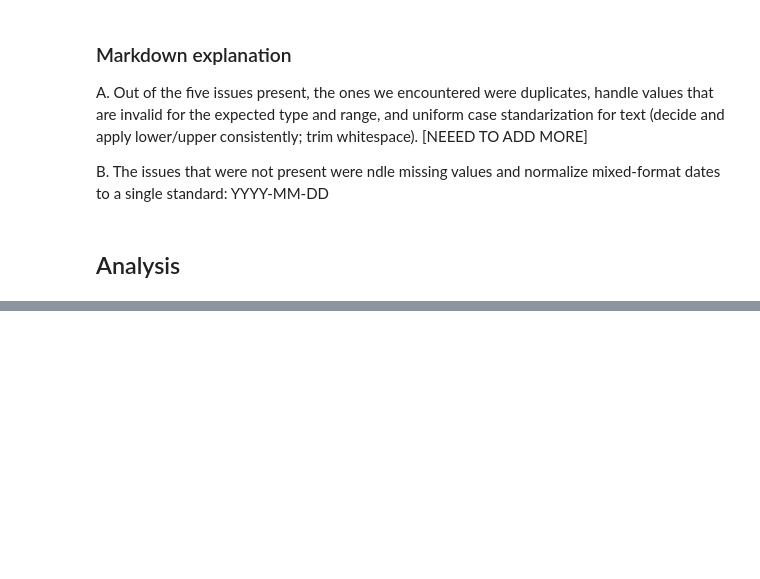
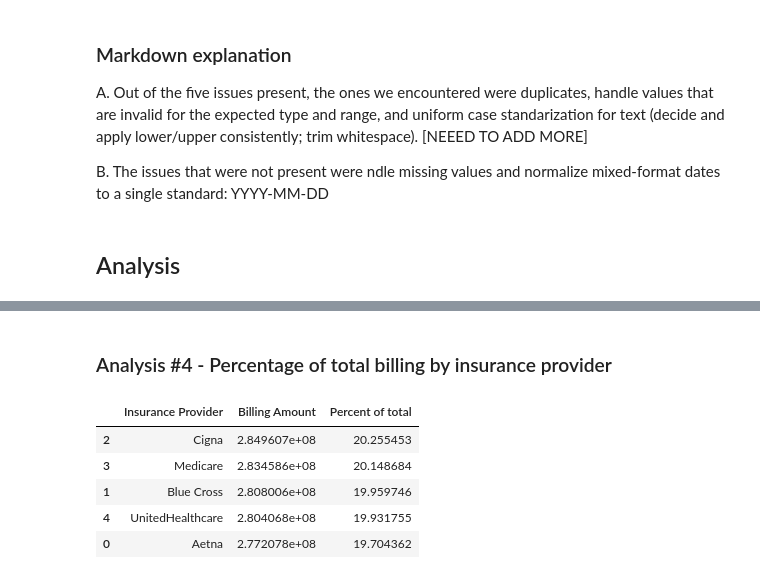
Before and after one commit to srtarpara/cs210-hw-assignment-2, a Jupyter notebook: diy_dataset.ipynb, the cells around one changed output, grey strips where cells are left out. Cells and saved outputs as stored; diff of their text form; code cells hidden in the pictures; blank space fills up the shorter version.

```diff
--- a/diy_dataset.ipynb
+++ b/diy_dataset.ipynb
@@ -362,0 +426,17 @@ B. The issues that were not present were ndle missing values and normalize mixed
+# %% [markdown]
+### Analysis #4 - Percentage of total billing by insurance provider
+# %%
+total_billing = df["Billing Amount"].sum()
+
+ins_pct = (df.groupby("Insurance Provider", as_index=False)["Billing Amount"].sum())
+
+ins_pct["Percent of total"] = 100 * ins_pct["Billing Amount"] / total_billing
+
+ins_pct.sort_values("Percent of total", ascending=False)
+# %% [output]
+|  | Insurance Provider | Billing Amount | Percent of total |
+| 2 | Cigna | 2.849607e+08 | 20.255453 |
+| 3 | Medicare | 2.834586e+08 | 20.148684 |
+| 1 | Blue Cross | 2.808006e+08 | 19.959746 |
+| 4 | UnitedHealthcare | 2.804068e+08 | 19.931755 |
+| 0 | Aetna | 2.772078e+08 | 19.704362 |
```
Also changed, not shown: parts of 9 cells of this notebook.
